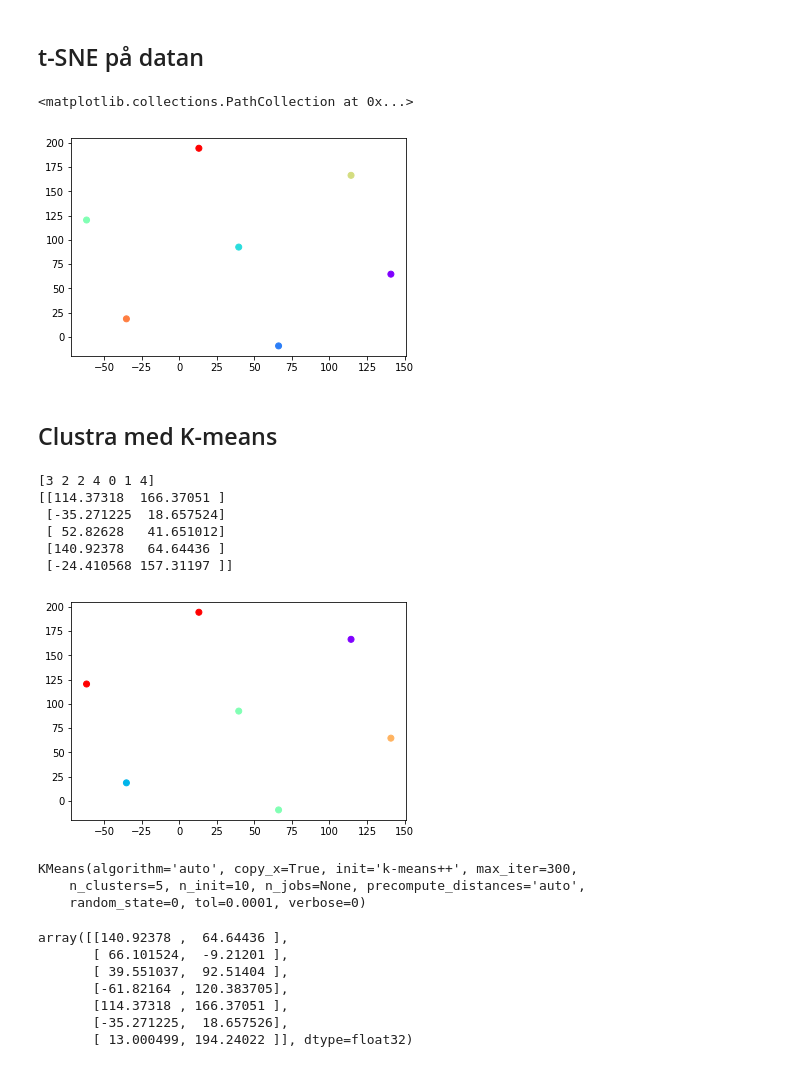
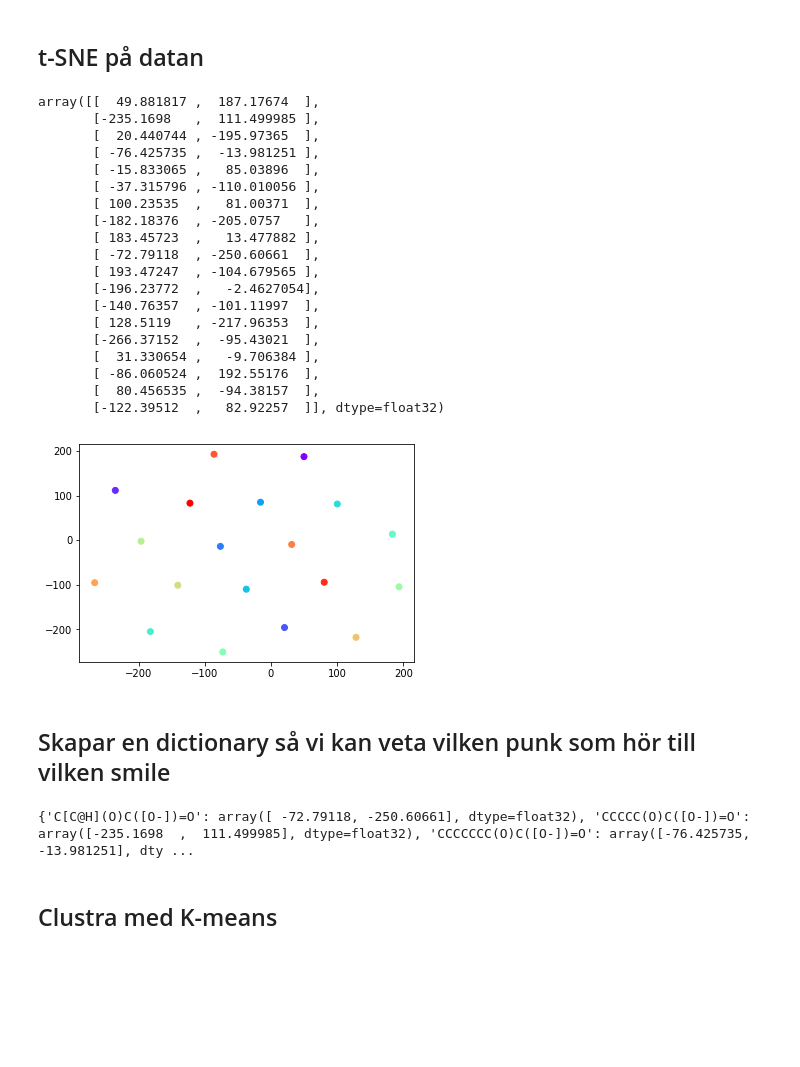
Before and after one commit to EngqvistLab/cheminformatics, a Jupyter notebook: code/cluster.ipynb, the cells around one changed output. Cells and saved outputs as stored; diff of their text form; code cells hidden in the pictures; blank space fills up the shorter version.

Commit message:
Added more clustering algorithms,the code is still very messy.

```diff
--- a/code/cluster.ipynb
+++ b/code/cluster.ipynb
@@ -12,5 +15,5 @@ import matplotlib.cm as cm
 # %%
-smile = ['C[C@H](O)C([O-])=O', 'CCCCC(O)C([O-])=O', 'CCCCCCC(O)C([O-])=O', 'CCCCCCC(O)C([O-])=O', "CCCCCCCCCCCCCCC(C(=O)[O-])O", "[O-]C(=O)C(O)CCCCCCCCCC", "C[C@@H](C(=O)[O-])O", "C(C(=O)[O-])O","CCCCCCCCCCCCCCC(C(=O)[O-])O"]
+smile = ['C[C@H](O)C([O-])=O', 'CCCCC(O)C([O-])=O', 'CCCCCCC(O)C([O-])=O', 'CCCCCCC(O)C([O-])=O', 'CCCCCCCCCCCCCCC(O)C([O-])=O', 'CC(O)C(O)=O', 'CSCCC(N)C(O)=O', 'C[C@H](N)C(O)=O', 'CC[C@H](C)[C@H](N)C(O)=O', 'C[C@H](O)C([O-])=O', 'CC(C)C[C@H](N)C(O)=O', 'NCCCC[C@H](N)C(O)=O', 'CSCC[C@H](N)C(O)=O', 'N[C@@H](Cc1ccccc1)C(O)=O', 'N[C@@H](Cc1c[nH]c2ccccc12)C(O)=O', 'N[C@@H](Cc1ccc(O)cc1)C(O)=O', 'CC(C)[C@H](N)C(O)=O', 'OCC([O-])=O', '[O-]C(=O)C=O', 'N[C@@H](CCO)C(O)=O', 'CC(O)C([O-])=O']
 smile_fp = {}
 for i in smile:
     if type(i) == str:
@@ -34,54 +37,39 @@ for value in smile_fp.values():
 # %%
 X = np.array(bit_lista)
 X_embedded = TSNE(n_components=2).fit_transform(X)
 
 plt.scatter(X_embedded[:, 0], X_embedded[:, 1], c = cm.rainbow(np.linspace(0, 1, len(X))))
+X_embedded
 # %% [output]
-<matplotlib.collections.PathCollection at 0x...>
+array([[  49.881817 ,  187.17674  ],
+       [-235.1698   ,  111.499985 ],
+       [  20.440744 , -195.97365  ],
+       [ -76.425735 ,  -13.981251 ],
+       [ -15.833065 ,   85.03896  ],
+       [ -37.315796 , -110.010056 ],
+       [ 100.23535  ,   81.00371  ],
+       [-182.18376  , -205.0757   ],
+       [ 183.45723  ,   13.477882 ],
+       [ -72.79118  , -250.60661  ],
+       [ 193.47247  , -104.679565 ],
+       [-196.23772  ,   -2.4627054],
+       [-140.76357  , -101.11997  ],
+       [ 128.5119   , -217.96353  ],
+       [-266.37152  ,  -95.43021  ],
+       [  31.330654 ,   -9.706384 ],
+       [ -86.060524 ,  192.55176  ],
+       [  80.456535 ,  -94.38157  ],
+       [-122.39512  ,   82.92257  ]], dtype=float32)
-[figure, old version]
+[figure, new version]
+# %% [markdown]
+## Skapar en dictionary så vi kan veta vilken punk som hör till vilken smile
+# %%
+smile_data = {}
+for smi,point in zip(smile,X_embedded):
+    smile_data[smi] = point
+
+print(smile_data)
+# %% [output]
+{'C[C@H](O)C([O-])=O': array([ -72.79118, -250.60661], dtype=float32), 'CCCCC(O)C([O-])=O': array([-235.1698  ,  111.499985], dtype=float32), 'CCCCCCC(O)C([O-])=O': array([-76.425735, -13.981251], dty ...
 # %% [markdown]
 ## Clustra med K-means
-# %%
-from rdkit import Chem
-from rdkit.Chem import AllChem
-from rdkit import DataStructs
-from sklearn.cluster import KMeans
-import numpy as np
-import matplotlib.pyplot as plt
-
-data= X_embedded
-X = np.array(data)
-kmeans = KMeans(n_clusters=5, random_state=0).fit(data)
-print(kmeans.labels_)
-
-#plt.scatter(X,X, label='True Position')
-
-#kmeans.predict([[0, 0], [12, 3]])
-
-print(kmeans.cluster_centers_)
-plt.scatter(X[:,0],X[:,1], c=kmeans.labels_, cmap='rainbow')
-display()
-# %% [output]
-[3 2 2 4 0 1 4]
-[[114.37318  166.37051 ]
- [-35.271225  18.657524]
- [ 52.82628   41.651012]
- [140.92378   64.64436 ]
- [-24.410568 157.31197 ]]
-[figure, removed]
-# %%
-kmeans
-# %% [output]
-KMeans(algorithm='auto', copy_x=True, init='k-means++', max_iter=300,
-    n_clusters=5, n_init=10, n_jobs=None, precompute_distances='auto',
-    random_state=0, tol=0.0001, verbose=0)
-# %%
-X
-# %% [output]
-array([[140.92378 ,  64.64436 ],
-       [ 66.101524,  -9.21201 ],
-       [ 39.551037,  92.51404 ],
-       [-61.82164 , 120.383705],
-       [114.37318 , 166.37051 ],
-       [-35.271225,  18.657526],
-       [ 13.000499, 194.24022 ]], dtype=float32)
```
Also changed, not shown: parts of 7 cells of this notebook.
